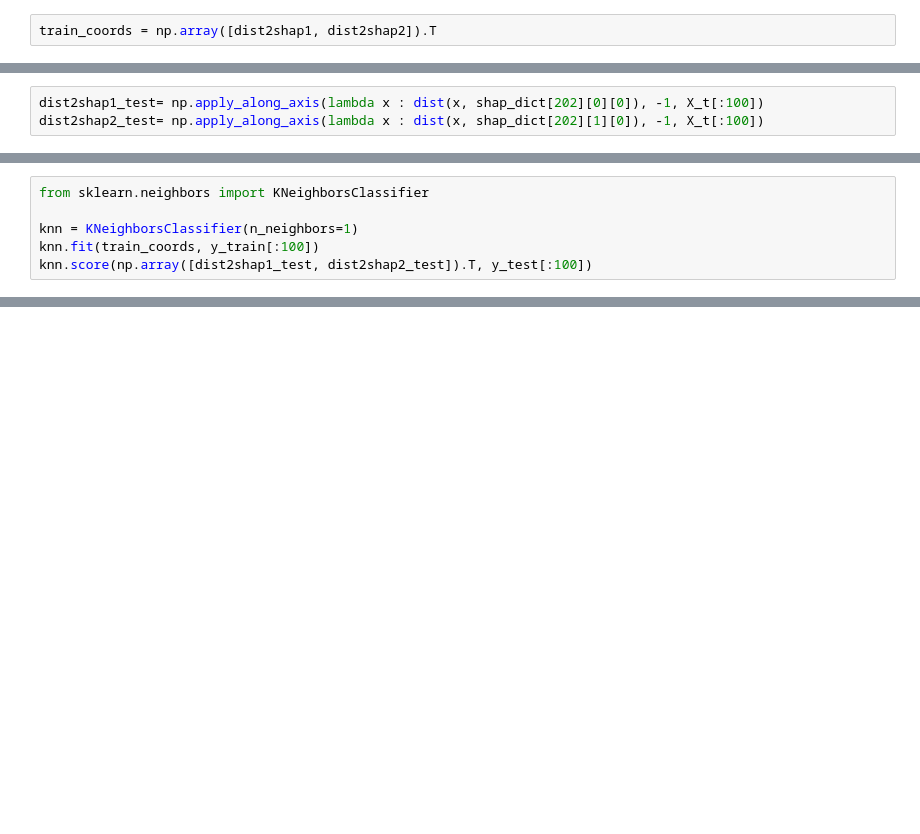
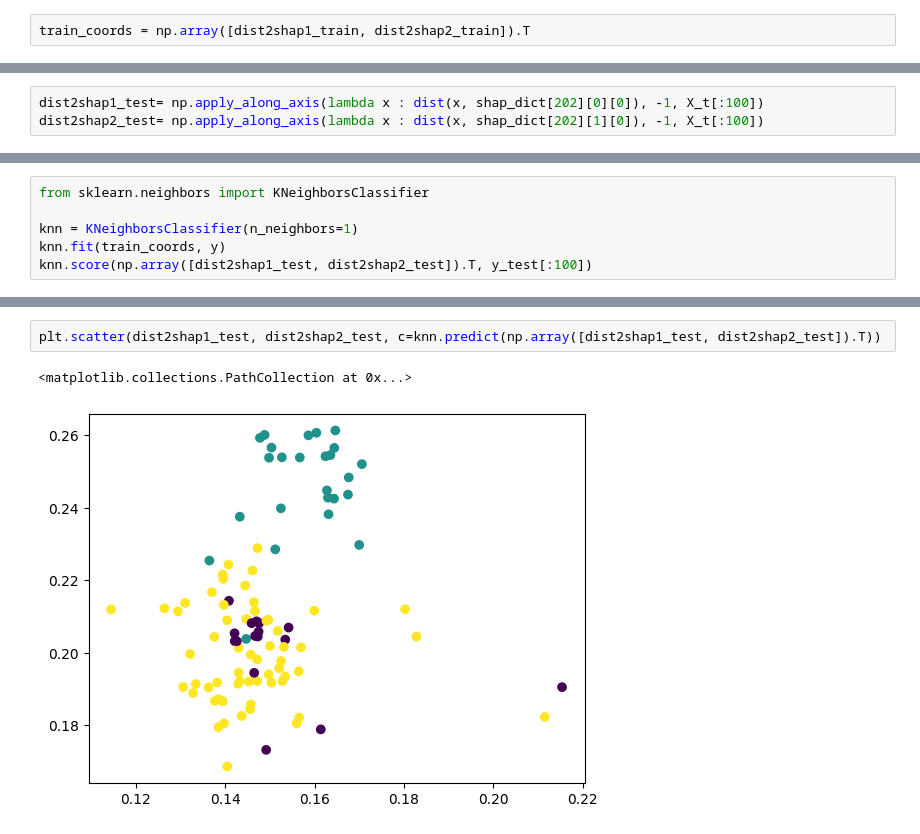
Before and after one commit to g0bel1n/fast_shapelets, a Jupyter notebook: notebooks/draft.ipynb, the cells around one changed output, grey strips where cells are left out. Drawn from its saved outputs; the diff is of its cells as text; blank space fills up the shorter version.

```diff
--- a/notebooks/draft.ipynb
+++ b/notebooks/draft.ipynb
@@ -194,5 +196,5 @@ dist2shap2_train = np.apply_along_axis(lambda x : dist(x, shap_dict[202][1][0]),
 # %%
-train_coords = np.array([dist2shap1, dist2shap2]).T
+train_coords = np.array([dist2shap1_train, dist2shap2_train]).T
 # %%
 X_t = (X_test - X_test.mean(axis=1, keepdims=True)) / X_test.std(axis=1, keepdims=True)
 # %%
@@ -202,6 +208,6 @@ dist2shap2_test= np.apply_along_axis(lambda x : dist(x, shap_dict[202][1][0]), -
 from sklearn.neighbors import KNeighborsClassifier
 
 knn = KNeighborsClassifier(n_neighbors=1)
-knn.fit(train_coords, y_train[:100])
+knn.fit(train_coords, y)
 knn.score(np.array([dist2shap1_test, dist2shap2_test]).T, y_test[:100])
 # %% [output]
@@ -214,0 +226,5 @@ balanced_accuracy_score(y_test[:100], knn.predict(np.array([dist2shap1_test, dis
+# %%
+plt.scatter(dist2shap1_test, dist2shap2_test, c=knn.predict(np.array([dist2shap1_test, dist2shap2_test]).T))
+# %% [output]
+<matplotlib.collections.PathCollection at 0x...>
+[figure, added]
```
Also changed, not shown: parts of 9 cells of this notebook, 1 other file.
